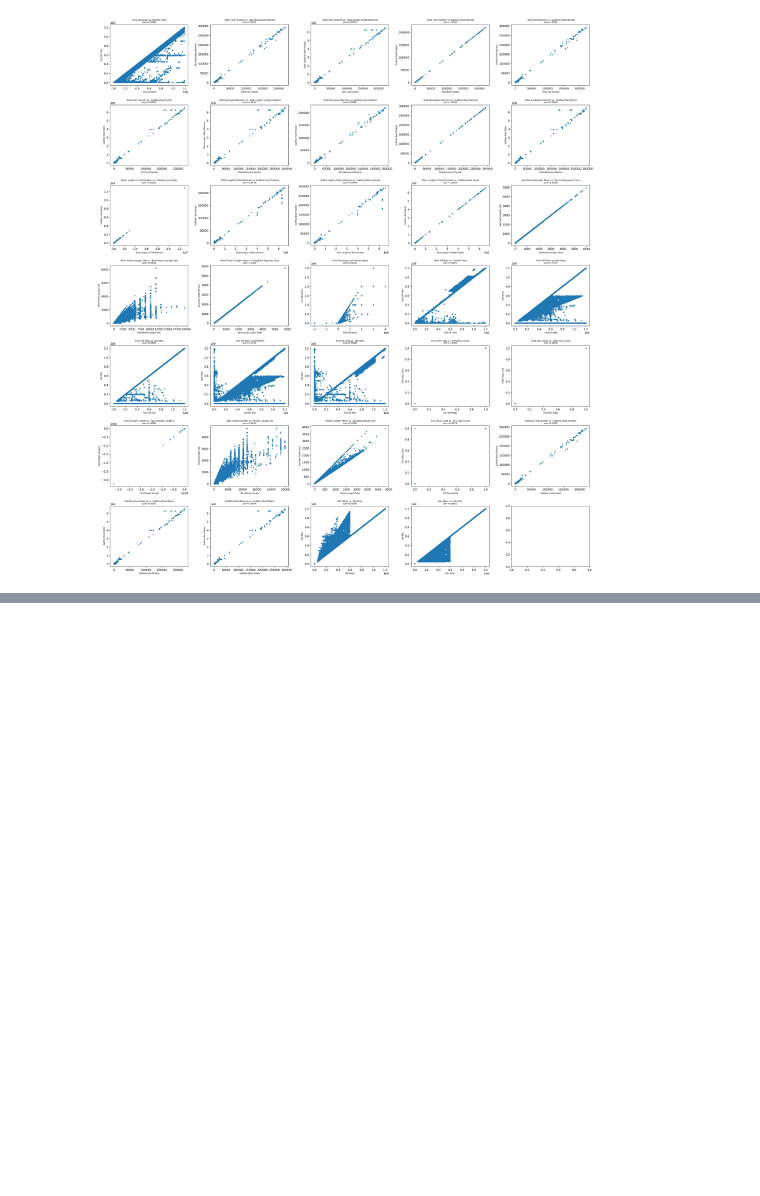
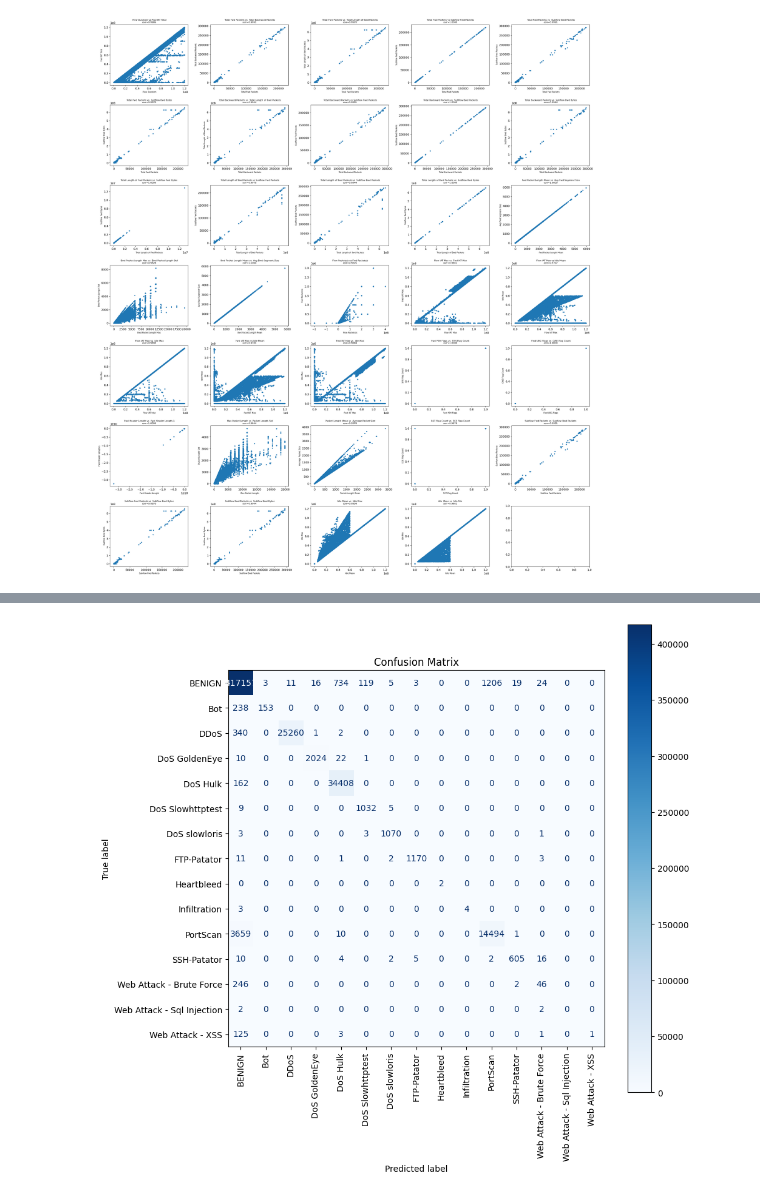
Before and after one commit to levipare/cs3540-final, a Jupyter notebook: test.ipynb, the cells around one changed output, grey strips where cells are left out. Cells and saved outputs as stored; diff of their text form; code cells hidden in the pictures; blank space fills up the shorter version.

```diff
--- a/test.ipynb
+++ b/test.ipynb
@@ -116,0 +300,12 @@ And if memory is not enough, you can set `force_col_wise=true`.
+# %%
+from sklearn.metrics import classification_report, ConfusionMatrixDisplay, confusion_matrix
+import matplotlib.pyplot as plt
+y_pred = predict_labels(cnn_artifacts, X_test)
+cm = confusion_matrix(y_test, y_pred)
+disp = ConfusionMatrixDisplay(confusion_matrix=cm, display_labels=cnn_artifacts.label_encoder.classes_)
+fig, ax = plt.subplots(figsize=(10, 10))
+disp.plot(cmap='Blues', ax=ax, xticks_rotation=90)
+plt.title('Confusion Matrix')
+plt.show()
+# %% [output]
+[figure, added]
```
Also changed, not shown: parts of 7 cells of this notebook, 4 other files.
